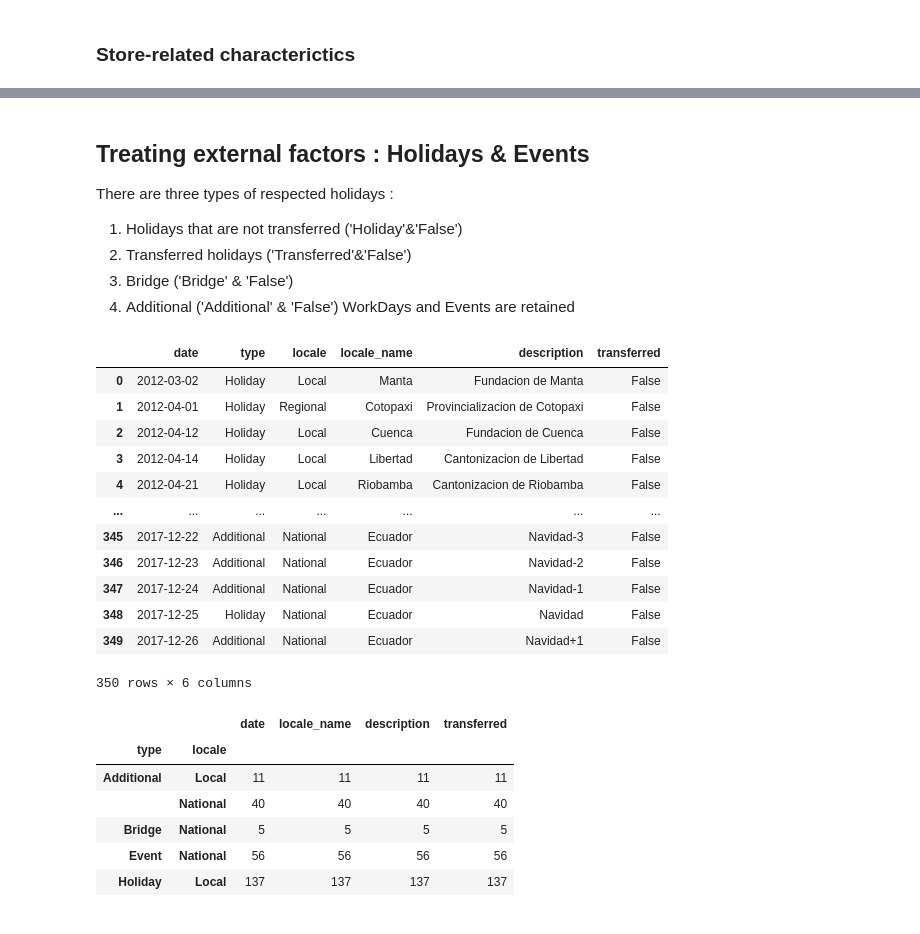
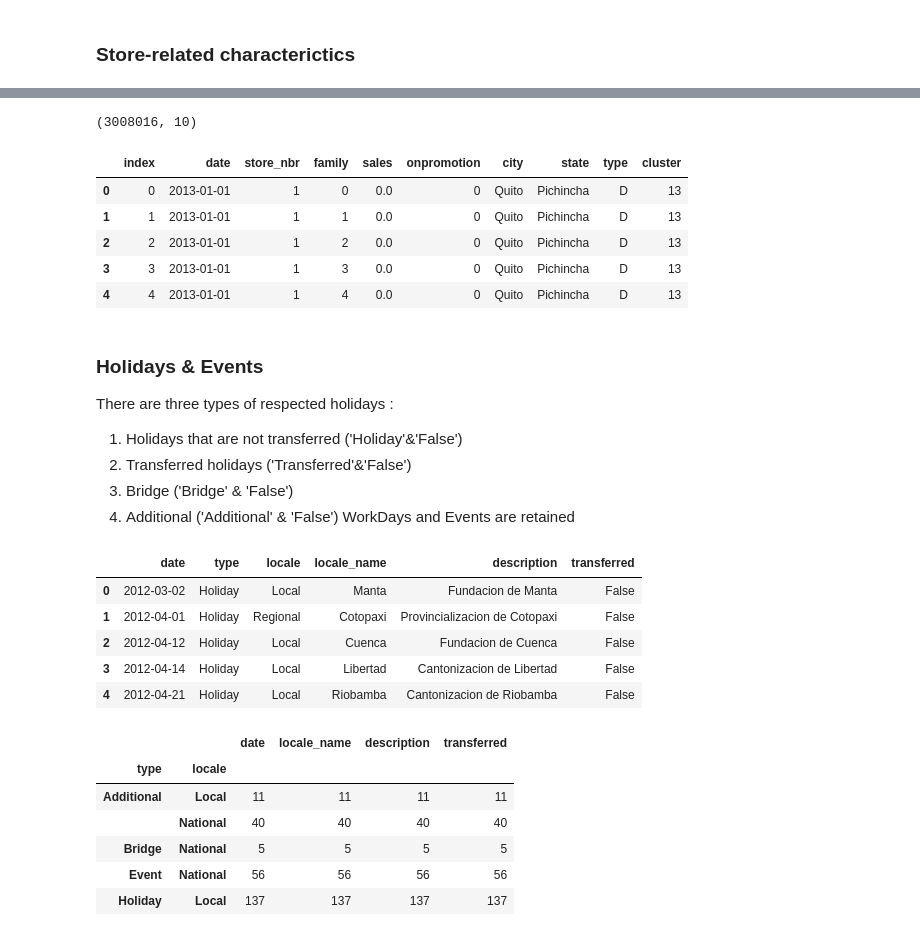
Before and after one commit to kwonowk/store-sales-forecast_kaggle, a Jupyter notebook: forecast.ipynb, the cells around one changed output, grey strips where cells are left out. Saved outputs shown, nothing was run; the diff lists cells and outputs as text; code cells hidden in the pictures.

```diff
--- a/forecast.ipynb
+++ b/forecast.ipynb
@@ -199,5 +180,18 @@ stores.head()
+# %%
+sales = sales.merge(stores, sort = False)
+print(sales.shape)
+sales.head()
+# %% [output]
+(3008016, 10)
+|  | index | date | store_nbr | family | sales | onpromotion | city | state | type | cluster |
+| 0 | 0 | 2013-01-01 | 1 | 0 | 0.0 | 0 | Quito | Pichincha | D | 13 |
+| 1 | 1 | 2013-01-01 | 1 | 1 | 0.0 | 0 | Quito | Pichincha | D | 13 |
+| 2 | 2 | 2013-01-01 | 1 | 2 | 0.0 | 0 | Quito | Pichincha | D | 13 |
+| 3 | 3 | 2013-01-01 | 1 | 3 | 0.0 | 0 | Quito | Pichincha | D | 13 |
+| 4 | 4 | 2013-01-01 | 1 | 4 | 0.0 | 0 | Quito | Pichincha | D | 13 |
 # %% [markdown]
-## Treating external factors : Holidays & Events
+### Holidays & Events
+
 There are three types of respected holidays :
 1) Holidays that are not transferred ('Holiday'&'False')
 2) Transferred holidays ('Transferred'&'False')
@@ -206,21 +200,14 @@ There are three types of respected holidays :
 WorkDays and Events are retained
 # %%
 holidays = pd.read_csv('holidays_events.csv')
-holidays
+holidays.head()
 # %% [output]
 |  | date | type | locale | locale_name | description | transferred |
 | 0 | 2012-03-02 | Holiday | Local | Manta | Fundacion de Manta | False |
 | 1 | 2012-04-01 | Holiday | Regional | Cotopaxi | Provincializacion de Cotopaxi | False |
 | 2 | 2012-04-12 | Holiday | Local | Cuenca | Fundacion de Cuenca | False |
 | 3 | 2012-04-14 | Holiday | Local | Libertad | Cantonizacion de Libertad | False |
 | 4 | 2012-04-21 | Holiday | Local | Riobamba | Cantonizacion de Riobamba | False |
-| ... | ... | ... | ... | ... | ... | ... |
-| 345 | 2017-12-22 | Additional | National | Ecuador | Navidad-3 | False |
-| 346 | 2017-12-23 | Additional | National | Ecuador | Navidad-2 | False |
-| 347 | 2017-12-24 | Additional | National | Ecuador | Navidad-1 | False |
-| 348 | 2017-12-25 | Holiday | National | Ecuador | Navidad | False |
-| 349 | 2017-12-26 | Additional | National | Ecuador | Navidad+1 | False |
-350 rows × 6 columns
 # %%
 # Composition of holiday types
 holidays.groupby(['type','locale']).count()
```
Also changed, not shown: parts of 7 cells of this notebook.
